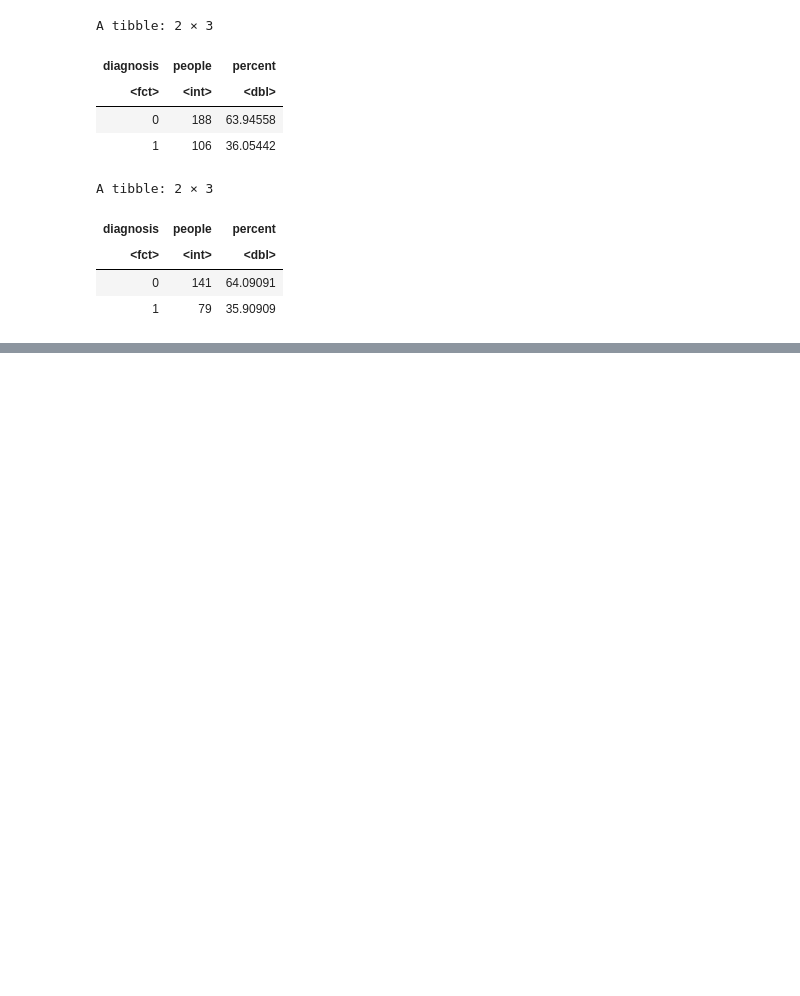
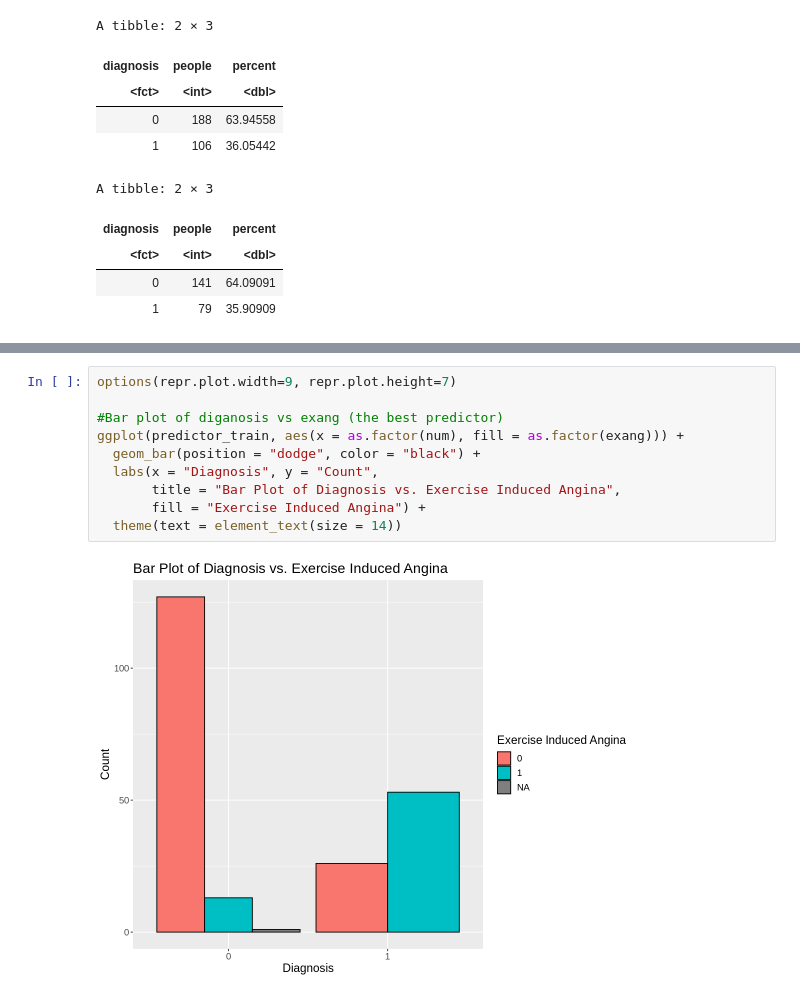
Before and after one commit to GeneRevo/DSCI100-007-Group10, a Jupyter notebook: 007_project_final_report.ipynb, the cells around one changed output, grey strips where cells are left out. Cells and saved outputs as stored; diff of their text form; blank space fills up the shorter version.

```diff
--- a/007_project_final_report.ipynb
+++ b/007_project_final_report.ipynb
@@ -160,0 +251,12 @@ A tibble: 5 × 4
+# %%
+options(repr.plot.width=9, repr.plot.height=7)
+
+#Bar plot of diganosis vs exang (the best predictor)
+ggplot(predictor_train, aes(x = as.factor(num), fill = as.factor(exang))) +
+  geom_bar(position = "dodge", color = "black") +
+  labs(x = "Diagnosis", y = "Count",
+       title = "Bar Plot of Diagnosis vs. Exercise Induced Angina",
+       fill = "Exercise Induced Angina") +
+  theme(text = element_text(size = 14))
+# %% [output]
+[figure, added]
```
Also changed, not shown: parts of 8 cells of this notebook.
